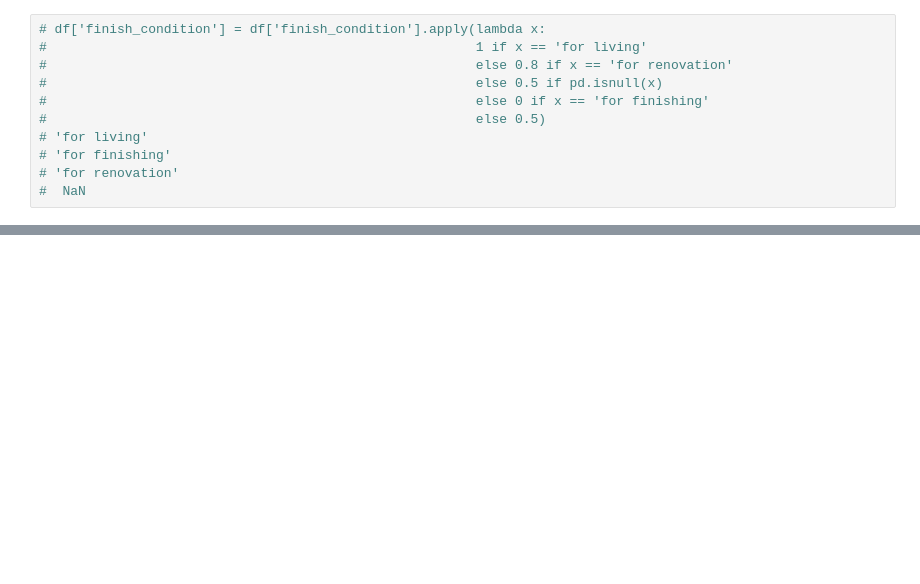
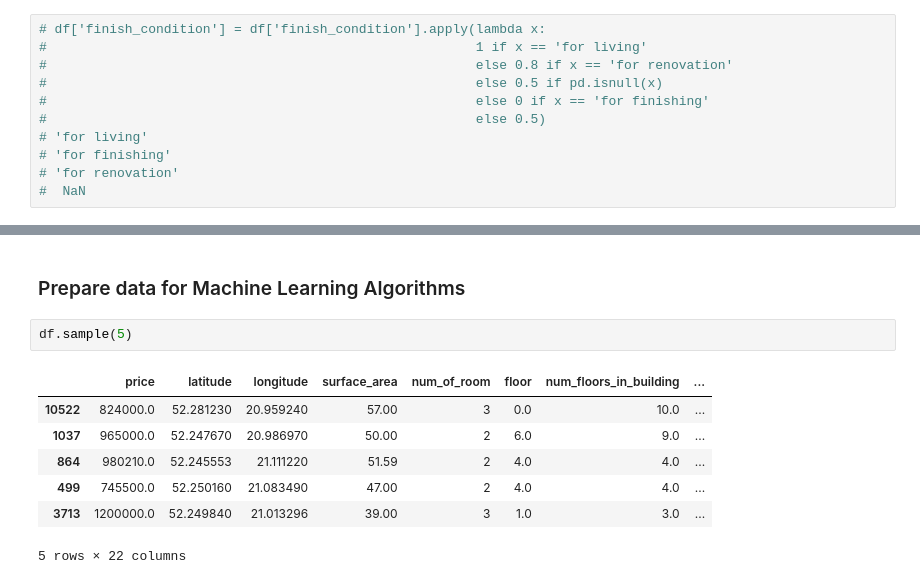
Before and after one commit to purnp2/Otodom_Scrapper_Analysis, a Jupyter notebook: 03_Otodom_Analysis.ipynb, the cells around one changed output, grey strips where cells are left out. Cells and saved outputs as stored; diff of their text form; blank space fills up the shorter version.

```diff
--- a/03_Otodom_Analysis.ipynb
+++ b/03_Otodom_Analysis.ipynb
@@ -135,0 +163,12 @@ Not possible to reject the null hypothesis
+# %% [markdown]
+### Prepare data for Machine Learning Algorithms
+# %%
+df.sample(5)
+# %% [output]
+|  | price | latitude | longitude | surface_area | num_of_room | floor | num_floors_in_building | ... |
+| 10522 | 824000.0 | 52.281230 | 20.959240 | 57.00 | 3 | 0.0 | 10.0 | ... |
+| 1037 | 965000.0 | 52.247670 | 20.986970 | 50.00 | 2 | 6.0 | 9.0 | ... |
+| 864 | 980210.0 | 52.245553 | 21.111220 | 51.59 | 2 | 4.0 | 4.0 | ... |
+| 499 | 745500.0 | 52.250160 | 21.083490 | 47.00 | 2 | 4.0 | 4.0 | ... |
+| 3713 | 1200000.0 | 52.249840 | 21.013296 | 39.00 | 3 | 1.0 | 3.0 | ... |
+5 rows × 22 columns
```
Also changed, not shown: parts of 32 cells of this notebook, 16 other files.
